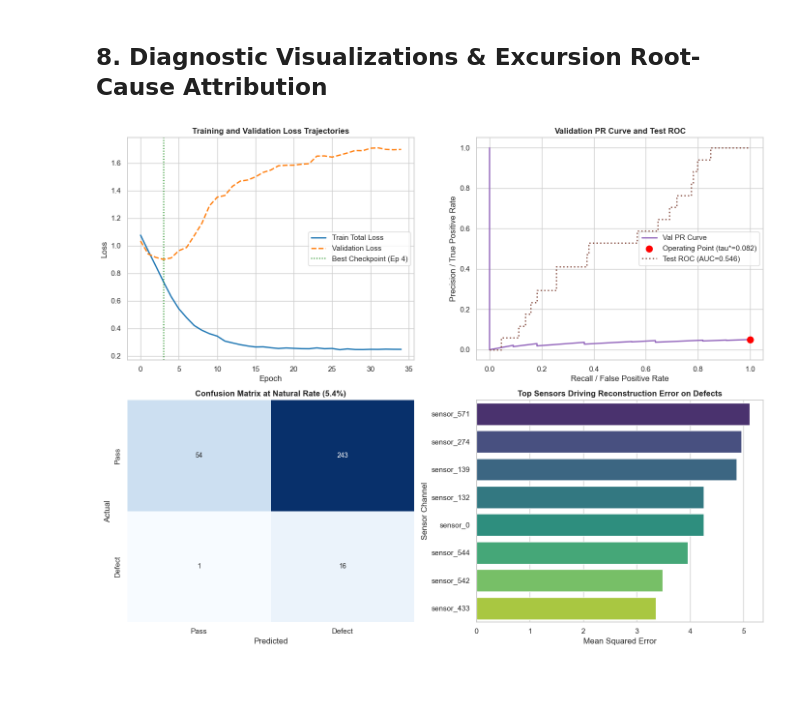
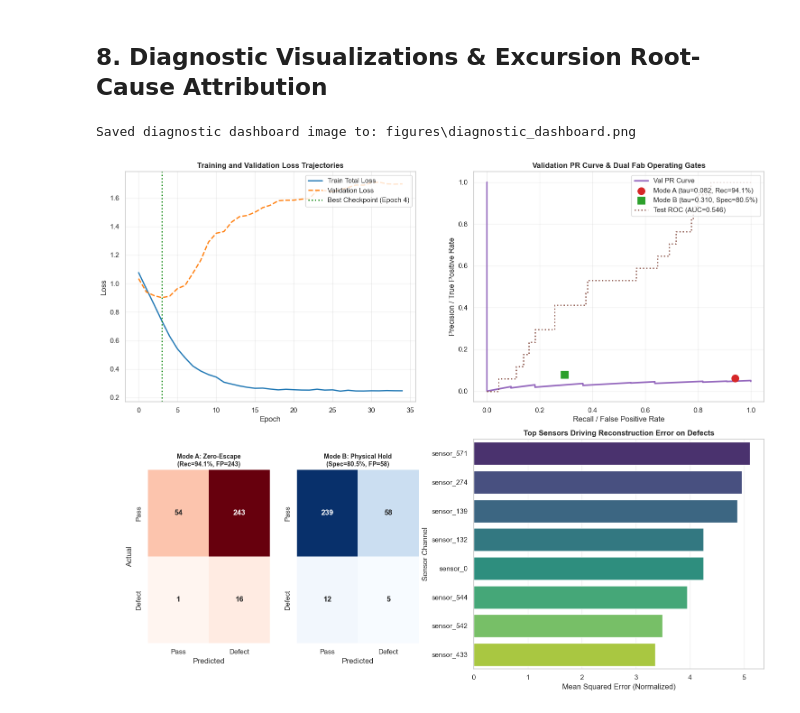
Before and after one commit to ShaanAhamedM/WaferAnomalyDetector, a Jupyter notebook: wafer_guard_fixed.ipynb, the cells around one changed output. Saved outputs shown, nothing was run; the diff lists cells and outputs as text; code cells hidden in the pictures; blank space fills up the shorter version.

Commit message:
Final production audit, dual-threshold calibration, and causality test suite

```diff
--- a/wafer_guard_fixed.ipynb
+++ b/wafer_guard_fixed.ipynb
@@ -451,60 +475,84 @@ Confusion Matrix:          TN=54, FP=243, FN=1, TP=16
 # %% [markdown]
 ## 8. Diagnostic Visualizations & Excursion Root-Cause Attribution
 # %%
-fig, axes = plt.subplots(2, 2, figsize=(14, 11))
+os.makedirs("figures", exist_ok=True)
+fig, axes = plt.subplots(2, 2, figsize=(15, 12))
 
 # 1. Loss trajectories
 ax1 = axes[0, 0]
 ax1.plot(history["train_total"], label="Train Total Loss", color="#1f77b4", lw=2)
 ax1.plot(history["val_total"], label="Validation Loss", color="#ff7f0e", lw=2, linestyle="--")
-ax1.axvline(best_epoch - 1, color="green", linestyle=":", label=f"Best Checkpoint (Ep {best_epoch})")
-ax1.set_title("Training and Validation Loss Trajectories", fontweight="bold")
+ax1.axvline(best_epoch - 1, color="green", linestyle=":", lw=2, label=f"Best Checkpoint (Epoch {best_epoch})")
+ax1.set_title("Training and Validation Loss Trajectories", fontsize=12, fontweight="bold")
 ax1.set_xlabel("Epoch")
 ax1.set_ylabel("Loss")
-ax1.legend()
+ax1.legend(loc="upper right")
+ax1.grid(True, alpha=0.3)
 
-# 2. PR & ROC Curves
+# 2. PR & ROC Curves with Dual Operating Points
 ax2 = axes[0, 1]
-ax2.plot(rec, prec, color="#9467bd", lw=2, label=f"Val PR Curve")
-ax2.scatter(rec[best_idx], prec[best_idx], color="red", s=90, zorder=5, label=f"Operating Point (tau*={best_tau:.3f})")
+ax2.plot(rec, prec, color="#9467bd", lw=2.5, label="Val PR Curve")
+ax2.scatter([rec_a], [prec_a], color="#d62728", s=130, zorder=5, marker="o",
+            label=f"Mode A (tau={best_tau_a:.3f}, Rec={rec_a:.1%})")
+ax2.scatter([rec_b], [prec_b], color="#2ca02c", s=130, zorder=5, marker="s",
+            label=f"Mode B (tau={tau_b:.3f}, Spec={spec_b:.1%})")
 fpr_t, tpr_t, _ = roc_curve(test_true, test_probs)
 ax2.plot(fpr_t, tpr_t, color="#8c564b", linestyle=":", lw=2, label=f"Test ROC (AUC={roc:.3f})")
-ax2.set_title("Validation PR Curve and Test ROC", fontweight="bold")
+ax2.set_title("Validation PR Curve & Dual Fab Operating Gates", fontsize=12, fontweight="bold")
 ax2.set_xlabel("Recall / False Positive Rate")
 ax2.set_ylabel("Precision / True Positive Rate")
-ax2.legend()
+ax2.legend(loc="upper right")
+ax2.grid(True, alpha=0.3)
 
-# 3. Confusion Matrix
+# 3. Dual Confusion Matrices (Side-by-Side)
 ax3 = axes[1, 0]
-cm = np.array([[tn, fp], [fn, tp]])
-sns.heatmap(cm, annot=True, fmt="d", cmap="Blues", cbar=False, ax=ax3,
+ax3.axis("off")
+sub_ax1 = fig.add_axes([0.08, 0.10, 0.18, 0.32])
+sub_ax2 = fig.add_axes([0.30, 0.10, 0.18, 0.32])
+
+cm_a = np.array([[tn_a, fp_a], [fn_a, tp_a]])
+sns.heatmap(cm_a, annot=True, fmt="d", cmap="Reds", cbar=False, ax=sub_ax1,
+            annot_kws={"size": 12, "fontweight": "bold"},
             xticklabels=["Pass", "Defect"], yticklabels=["Pass", "Defect"])
-ax3.set_title(f"Confusion Matrix at Natural Rate ({test_true.mean():.1%})", fontweight="bold")
-ax3.set_xlabel("Predicted")
-ax3.set_ylabel("Actual")
+sub_ax1.set_title(f"Mode A: Zero-Escape\n(Rec={rec_a:.1%}, FP={fp_a})", fontsize=10, fontweight="bold")
+sub_ax1.set_xlabel("Predicted")
+sub_ax1.set_ylabel("Actual")
 
-# 4. Root-Cause Sensor Reconstruction Error for Defective Wafers
+cm_b = np.array([[tn_b, fp_b], [fn_b, tp_b]])
+sns.heatmap(cm_b, annot=True, fmt="d", cmap="Blues", cbar=False, ax=sub_ax2,
+            annot_kws={"size": 12, "fontweight": "bold"},
+            xticklabels=["Pass", "Defect"], yticklabels=["Pass", "Defect"])
+sub_ax2.set_title(f"Mode B: Physical Hold\n(Spec={spec_b:.1%}, FP={fp_b})", fontsize=10, fontweight="bold")
+sub_ax2.set_xlabel("Predicted")
+sub_ax2.set_ylabel("")
+
+# 4. Root-Cause Reconstruction Error Attribution
 ax4 = axes[1, 1]
 model.eval()
 test_recons = []
 with torch.no_grad():
     for bc, bp, by in test_loader:
         r, _, _, _ = model(bc.to(DEVICE), bp.to(DEVICE))
         test_recons.append(r.cpu().numpy())
 test_recons = np.vstack(test_recons)
 
 defective_idx = np.where(test_true == 1)[0]
 recon_errors = np.mean((test_recons[defective_idx] - X_te_cont[defective_idx]) ** 2, axis=0)
 top_sensor_idx = np.argsort(recon_errors)[::-1][:8]
 top_names = [clean_cols[i] for i in top_sensor_idx]
 top_vals = recon_errors[top_sensor_idx]
 
-sns.barplot(x=top_vals, y=top_names, palette="viridis", ax=ax4)
-ax4.set_title("Top Sensors Driving Reconstruction Error on Defects", fontweight="bold")
-ax4.set_xlabel("Mean Squared Error")
+palette = sns.color_palette("viridis", len(top_names))
+sns.barplot(x=top_vals, y=top_names, palette=palette, ax=ax4)
+ax4.set_title("Top Sensors Driving Reconstruction Error on Defects", fontsize=12, fontweight="bold")
+ax4.set_xlabel("Mean Squared Error (Normalized)")
 ax4.set_ylabel("Sensor Channel")
+ax4.grid(True, alpha=0.3, axis="x")
 
-plt.tight_layout()
+fig_path = os.path.join("figures", "diagnostic_dashboard.png")
+plt.savefig(fig_path, dpi=300, bbox_inches="tight")
+print(f"Saved diagnostic dashboard image to: {fig_path}")
 plt.show()
 # %% [output]
+Saved diagnostic dashboard image to: figures\diagnostic_dashboard.png
-[figure, old version]
+[figure, new version]
```
Also changed, not shown: parts of 2 cells of this notebook, 4 other files.
